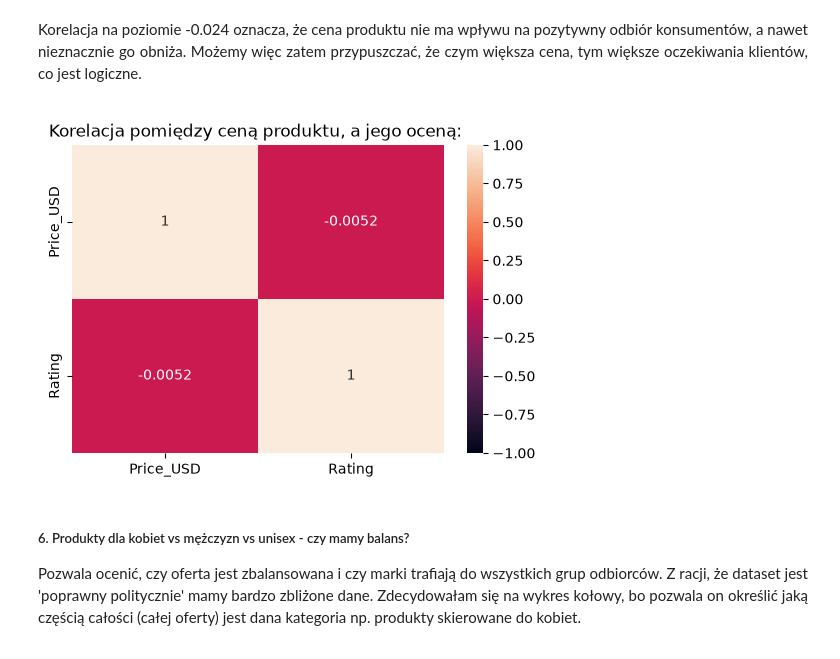
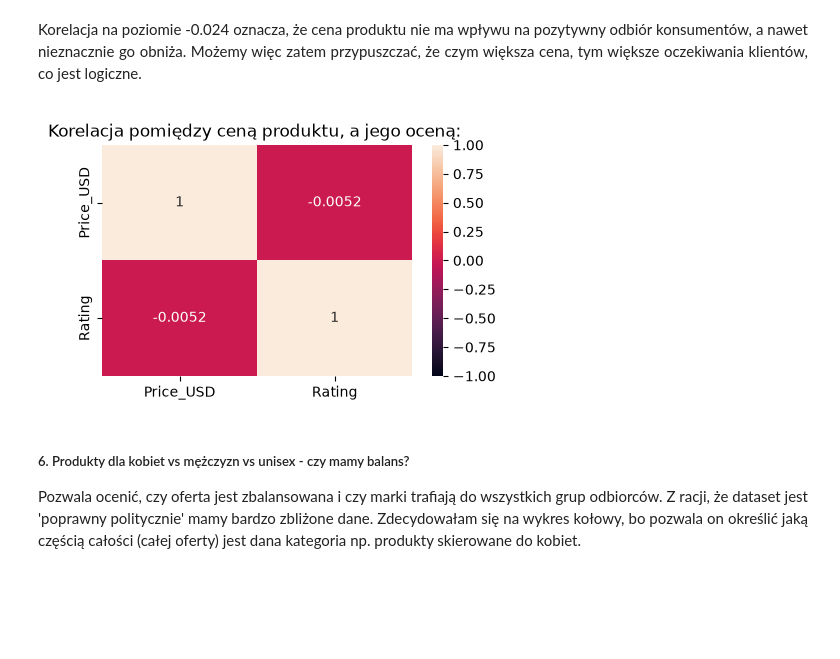
Before and after one commit to kamila-dudzinska/Top_Beauty, a Jupyter notebook: Analiza.ipynb, the cells around one changed output. Cells and saved outputs as stored; diff of their text form; code cells hidden in the pictures; blank space fills up the shorter version.

```diff
--- a/Analiza.ipynb
+++ b/Analiza.ipynb
@@ -250,22 +250,22 @@ Korelacja na poziomie -0.024 oznacza, że cena produktu nie ma wpływu na pozyty
 # %%
 #dane wejsciowe dla korelacji
 df_corr = df[['Price_USD', 'Rating']].corr()
 
 #tworzymy wykres
-plt.figure(figsize=(6, 4))
+plt.figure(figsize=(5, 3))
 
 #moduł seaborn
 sns.heatmap(
     df_corr,                    # korelacja - dane wejciowe
     annot=True,                 # wartoci liczbowe wewnątrz kwadracików
     vmin=-1,                    # min wartoć skali kolorów
-    vmax=1                      #maksymalna wartoć skali kolorów
+    vmax=1                      # maksymalna wartoć skali kolorów
 )
 
 plt.title("Korelacja pomiędzy ceną produktu, a jego oceną: ")
 plt.show()
 # %% [output]
-[figure, old version]
+[figure, new version]
 # %% [markdown]
 ##### 6. Produkty dla kobiet vs mężczyzn vs unisex - czy mamy balans?
 
```
